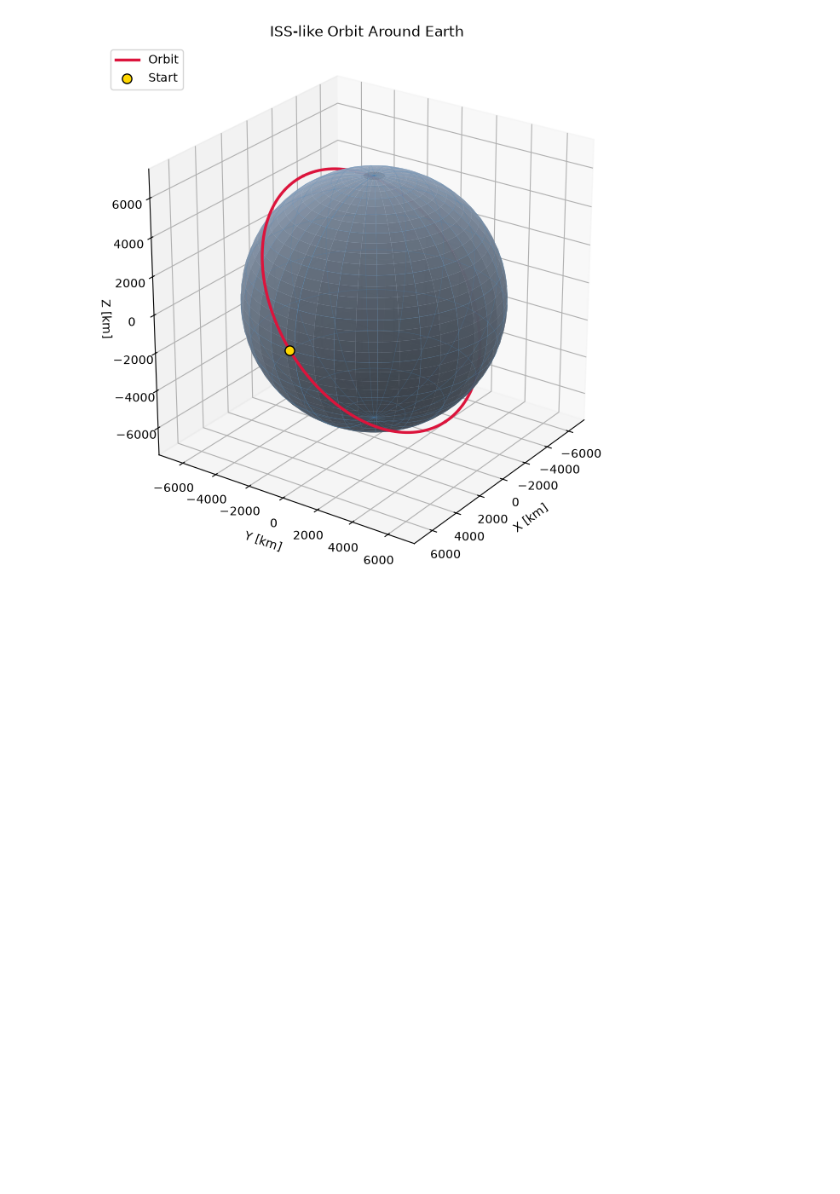
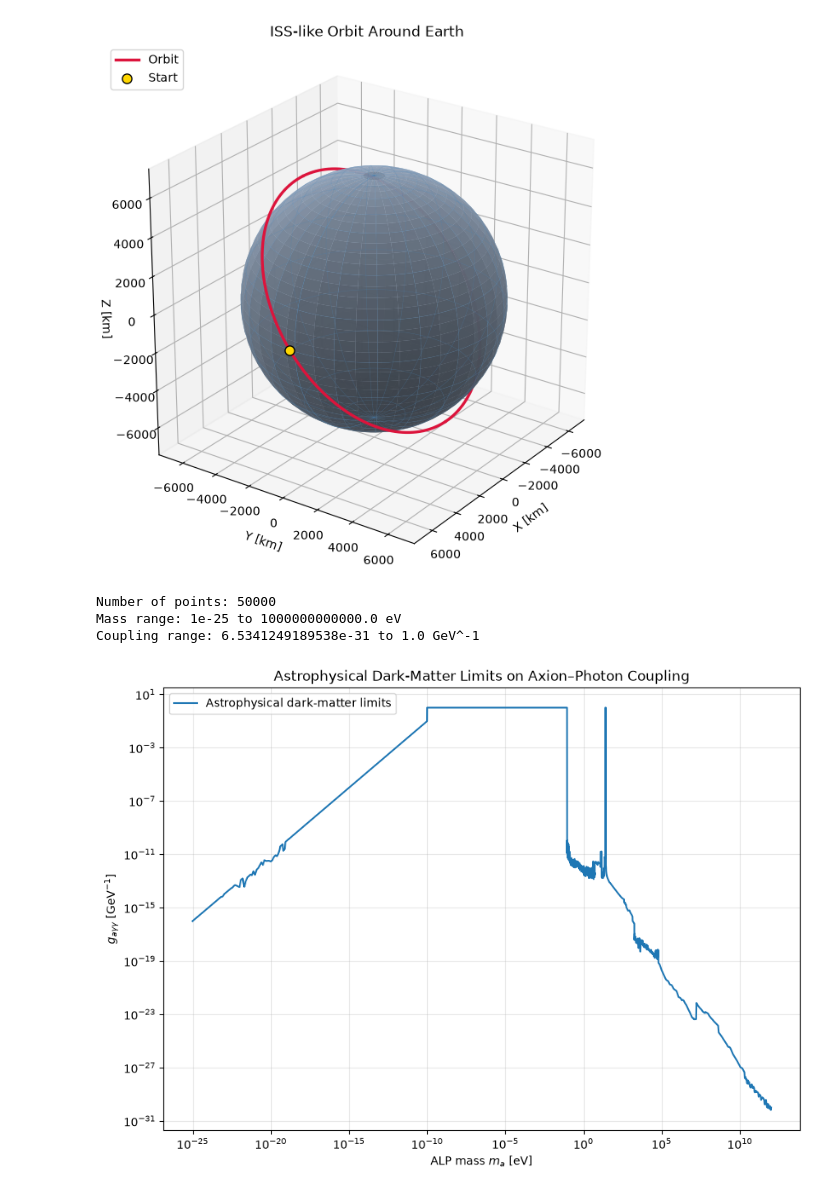
Before and after one commit to phi-a/ALP, a Jupyter notebook: notebooks/Main.ipynb, the cells around one changed output. Saved outputs shown, nothing was run; the diff lists cells and outputs as text; code cells hidden in the pictures; blank space fills up the shorter version.

```diff
--- a/notebooks/Main.ipynb
+++ b/notebooks/Main.ipynb
@@ -273,3 +275,50 @@ ax.legend(loc="upper left")
 plt.show()
 # %% [output]
 [figure]
+# %%
+import requests
+from io import BytesIO
+
+url = (
+    "https://raw.githubusercontent.com/"
+    "cajohare/AxionLimits/master/"
+    "limit_data/AxionPhoton/Combined_DarkMatterAstro.txt"
+)
+
+response = requests.get(url, timeout=60)
+response.raise_for_status()
+
+data = np.loadtxt(BytesIO(response.content))
+
+mass_eV = data[:, 0]
+coupling = data[:, 1]
+
+print("Number of points:", len(data))
+print("Mass range:", mass_eV.min(), "to", mass_eV.max(), "eV")
+print("Coupling range:", coupling.min(), "to", coupling.max(), "GeV^-1")
+# %% [output]
+Number of points: 50000
+Mass range: 1e-25 to 1000000000000.0 eV
+Coupling range: 6.5341249189538e-31 to 1.0 GeV^-1
+# %%
+import matplotlib.pyplot as plt
+
+plt.figure(figsize=(10, 7))
+
+plt.loglog(
+    mass_eV,
+    coupling,
+    linewidth=1.5,
+    label="Astrophysical dark-matter limits"
+)
+
+plt.xlabel(r"ALP mass $m_a$ [eV]")
+plt.ylabel(r"$g_{a\gamma\gamma}$ [GeV$^{-1}$]")
+plt.title("Astrophysical Dark-Matter Limits on Axion–Photon Coupling")
+
+plt.grid(True, which="both", alpha=0.3)
+plt.legend()
+
+plt.show()
+# %% [output]
+[figure, added]
```
Also changed, not shown: parts of 6 cells of this notebook.
